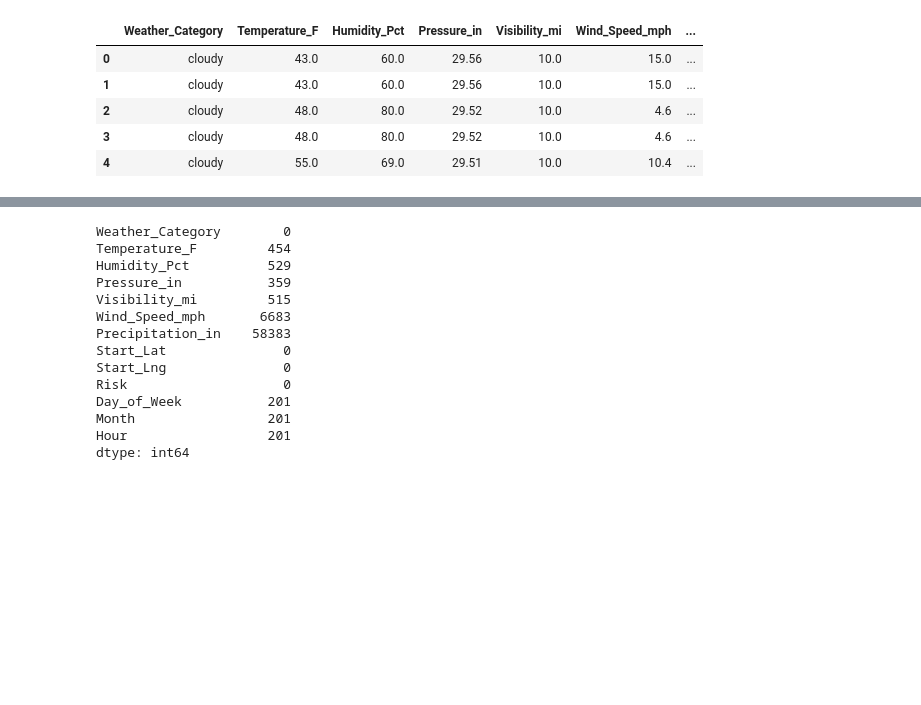
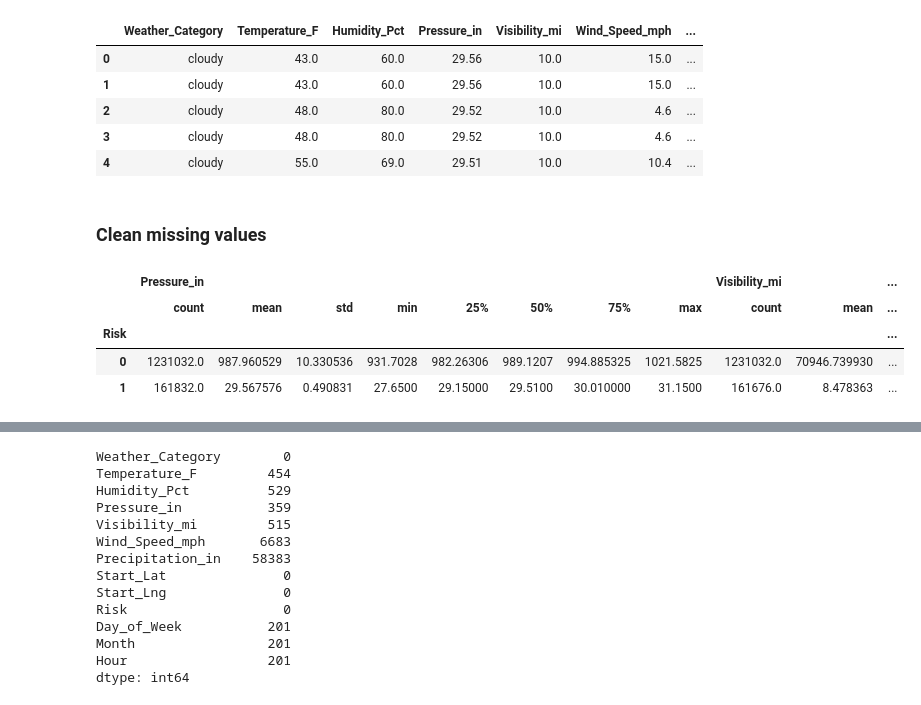
Before and after one commit to Lovjoy/Weather2Go2, a Jupyter notebook: Weather2Go2Model.ipynb, the cells around one changed output, grey strips where cells are left out. Saved outputs shown, nothing was run; the diff lists cells and outputs as text; code cells hidden in the pictures; blank space fills up the shorter version.

```diff
--- a/Weather2Go2Model.ipynb
+++ b/Weather2Go2Model.ipynb
@@ -266,3 +275,3 @@ weather_copies = [weather_std.copy() for i in range(3)]
 # %%
-merged_df = pd.concat([accidents_std] + weather_copies, ignore_index=True, sort=False)
+merged_df = pd.concat([accidents_std] + [weather_std], ignore_index=True, sort=False)
 # %%
@@ -293,3 +303,13 @@ merged_df.head()
 | 2 | cloudy | 48.0 | 80.0 | 29.52 | 10.0 | 4.6 | ... |
 | 3 | cloudy | 48.0 | 80.0 | 29.52 | 10.0 | 4.6 | ... |
 | 4 | cloudy | 55.0 | 69.0 | 29.51 | 10.0 | 10.4 | ... |
+# %% [markdown]
+### Clean missing values
+# %%
+merged_df.groupby('Risk')[['Pressure_in', 'Visibility_mi']].describe()
+# %% [output]
+|  | Pressure_in |  |  |  |  |  |  |  | Visibility_mi |  | ... |
+|  | count | mean | std | min | 25% | 50% | 75% | max | count | mean | ... |
+| Risk |  |  |  |  |  |  |  |  |  |  | ... |
+| 0 | 1231032.0 | 987.960529 | 10.330536 | 931.7028 | 982.26306 | 989.1207 | 994.885325 | 1021.5825 | 1231032.0 | 70946.739930 | ... |
+| 1 | 161832.0 | 29.567576 | 0.490831 | 27.6500 | 29.15000 | 29.5100 | 30.010000 | 31.1500 | 161676.0 | 8.478363 | ... |
```
Also changed, not shown: parts of 23 cells of this notebook.
